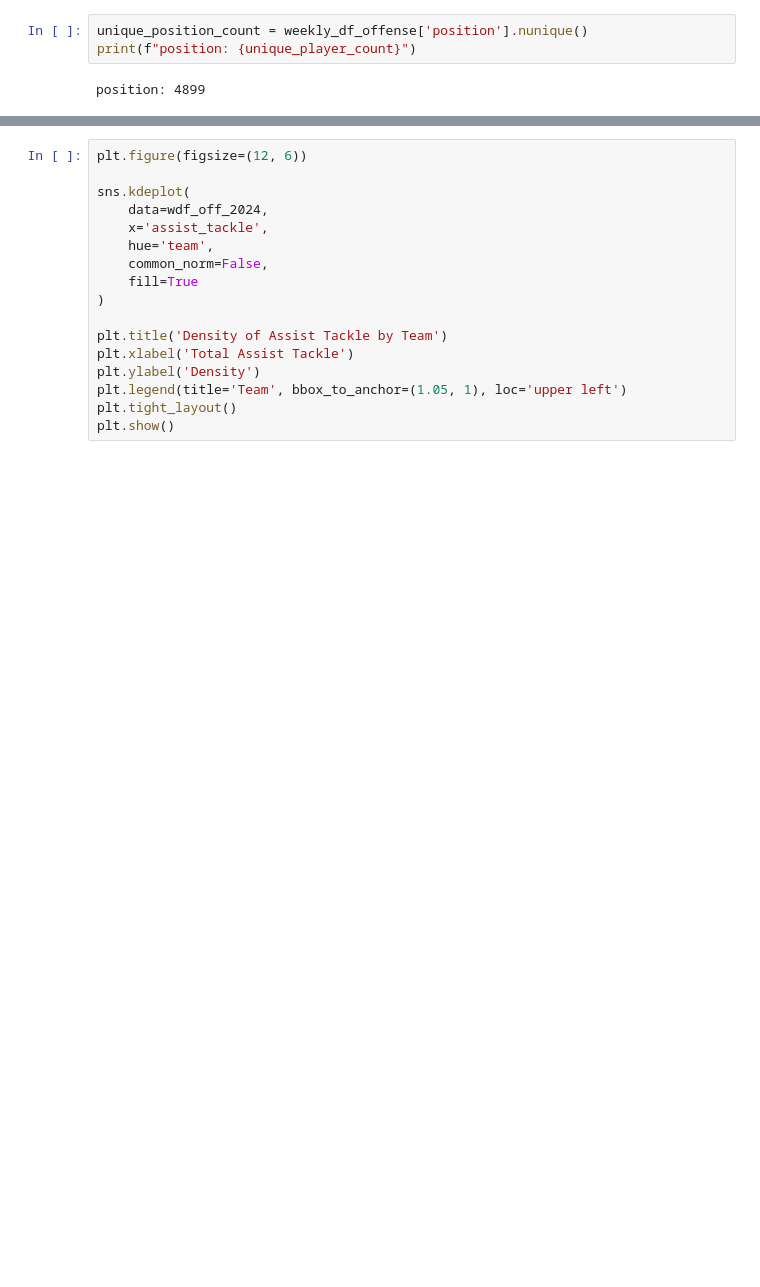
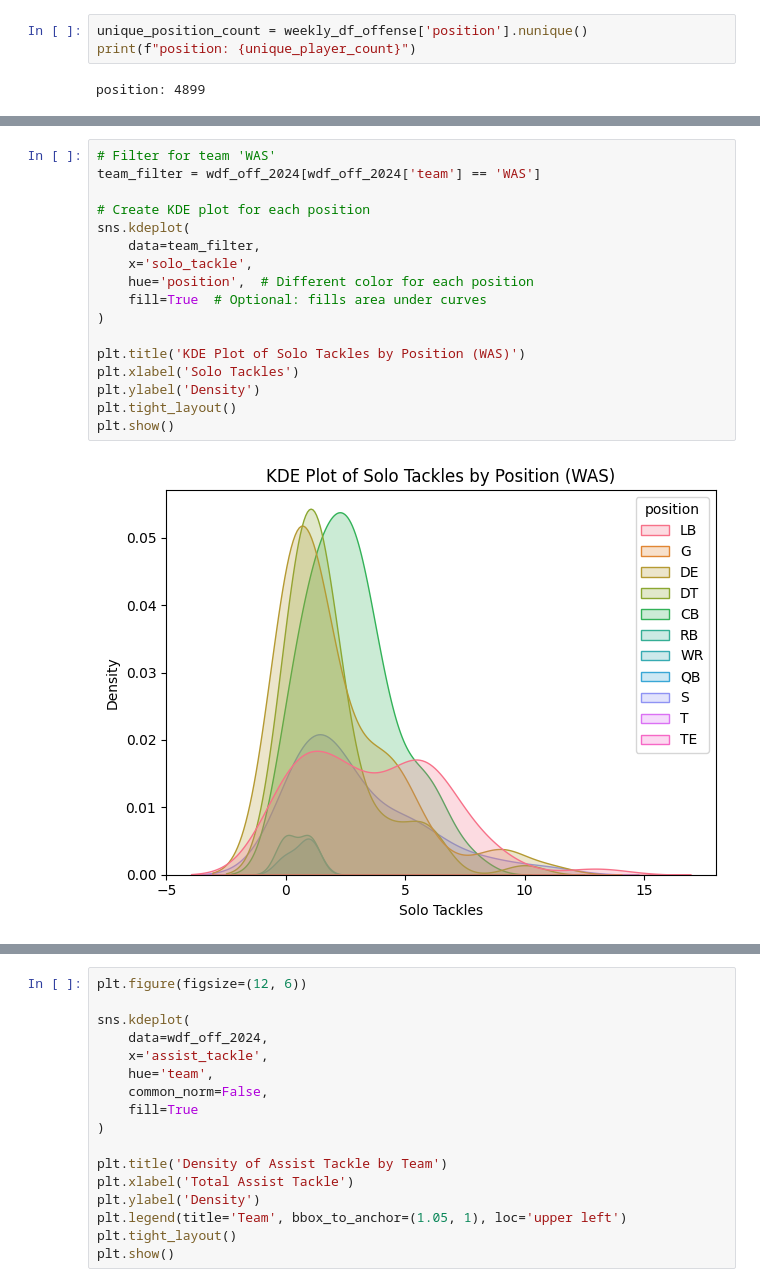
Before and after one commit to Ejaramillo1/nfl_ml_project, a Jupyter notebook: notebook/data/EDA_NFL.ipynb, the cells around one changed output, grey strips where cells are left out. Drawn from its saved outputs; the diff is of its cells as text; blank space fills up the shorter version.

Commit message:
Following up with EDA
Following up with EDA and preparing the data to calculate a starting model which we improve over time.

```diff
--- a/notebook/data/EDA_NFL.ipynb
+++ b/notebook/data/EDA_NFL.ipynb
@@ -189,0 +479,19 @@ wdf_off_2024.describe()
+# %%
+# Filter for team 'WAS'
+team_filter = wdf_off_2024[wdf_off_2024['team'] == 'WAS']
+
+# Create KDE plot for each position
+sns.kdeplot(
+    data=team_filter,
+    x='solo_tackle',
+    hue='position',  # Different color for each position
+    fill=True  # Optional: fills area under curves
+)
+
+plt.title('KDE Plot of Solo Tackles by Position (WAS)')
+plt.xlabel('Solo Tackles')
+plt.ylabel('Density')
+plt.tight_layout()
+plt.show()
+# %% [output]
+[figure, added]
```
Also changed, not shown: parts of 32 cells of this notebook.
